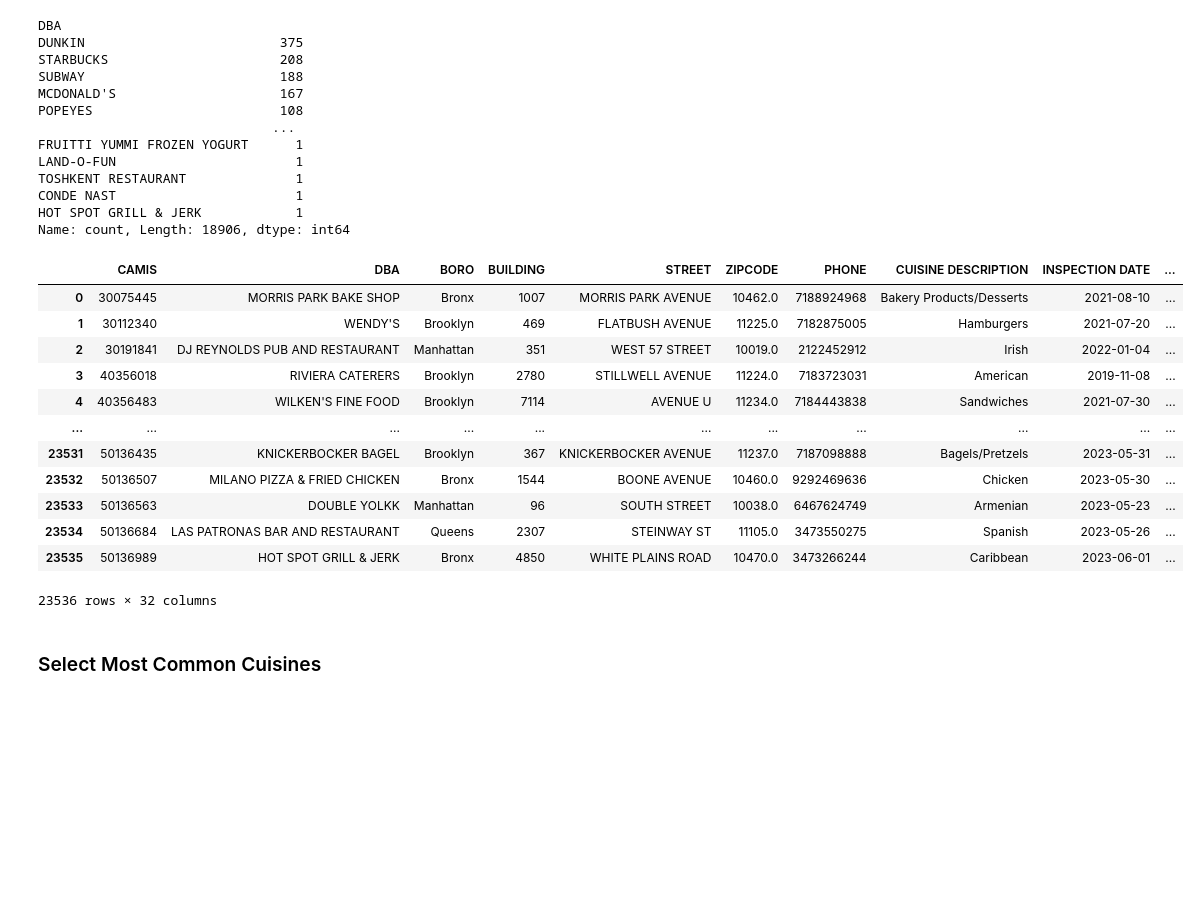
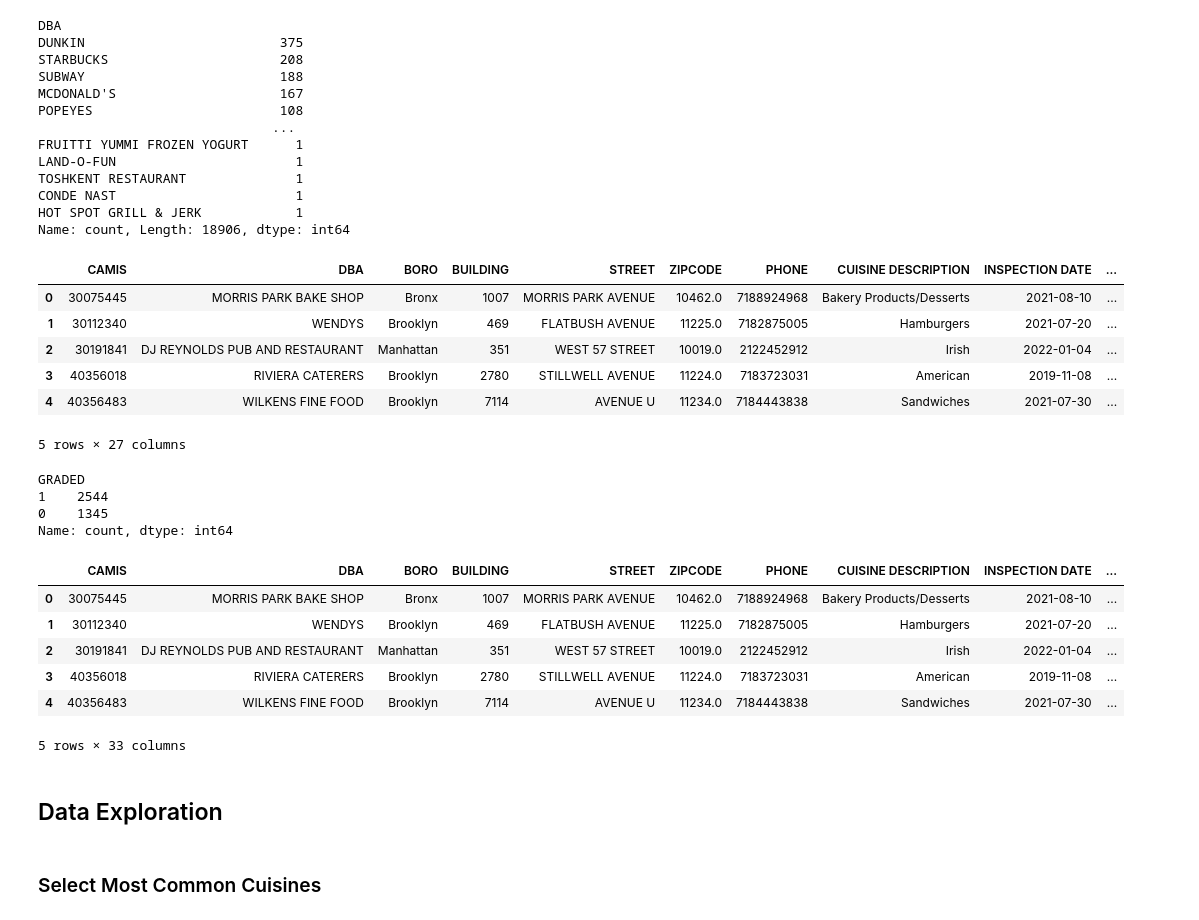
Before and after one commit to tzt775/restaurant-violations, a Jupyter notebook: NYC Restaurant Inspections - Data Cleaning.ipynb, the cells around one changed output. Saved outputs shown, nothing was run; the diff lists cells and outputs as text; code cells hidden in the pictures; blank space fills up the shorter version.

```diff
--- a/NYC Restaurant Inspections - Data Cleaning.ipynb
+++ b/NYC Restaurant Inspections - Data Cleaning.ipynb
@@ -295,7 +298,7 @@ def months(now, birthdate):
 months_in_data = nyc_restaurants.groupby("CAMIS").apply(lambda x: months(x["INSPECTION DATE"].max(),
                                                                          x["INSPECTION DATE"].min())).tolist()
 # %%
-nyc_restaurants["DAYS SINCE LAST INSPECTION"] = nyc_restaurants.groupby(["CAMIS"])["INSPECTION DATE"].\
+nyc_restaurants["DAYS SINCE LAST INSPECTION"] = nyc_restaurants.groupby("CAMIS")["INSPECTION DATE"].\
     transform(lambda x: x.diff()).fillna(0)
 nyc_restaurants["DAYS SINCE LAST INSPECTION"] = nyc_restaurants["DAYS SINCE LAST INSPECTION"].astype("str").\
     str.split(" ").str[0]
@@ -448,6 +456,25 @@ TOSHKENT RESTAURANT              1
 CONDE NAST                       1
 HOT SPOT GRILL & JERK            1
 Name: count, Length: 18906, dtype: int64
+# %%
+def replace_quotes(text):
+    new_text = text.replace("'", '')
+    return new_text
+
+nyc_restaurants["DBA"] = nyc_restaurants["DBA"].apply(replace_quotes)
+
+restaurant_count = dict(nyc_restaurants["DBA"].value_counts())
+
+nyc_restaurants["LOCATION COUNT"] = nyc_restaurants["DBA"].map(restaurant_count).astype(int)
+nyc_restaurants.head()
+# %% [output]
+|  | CAMIS | DBA | BORO | BUILDING | STREET | ZIPCODE | PHONE | CUISINE DESCRIPTION | INSPECTION DATE | ... |
+| 0 | 30075445 | MORRIS PARK BAKE SHOP | Bronx | 1007 | MORRIS PARK AVENUE | 10462.0 | 7188924968 | Bakery Products/Desserts | 2021-08-10 | ... |
+| 1 | 30112340 | WENDYS | Brooklyn | 469 | FLATBUSH AVENUE | 11225.0 | 7182875005 | Hamburgers | 2021-07-20 | ... |
+| 2 | 30191841 | DJ REYNOLDS PUB AND RESTAURANT | Manhattan | 351 | WEST 57 STREET | 10019.0 | 2122452912 | Irish | 2022-01-04 | ... |
+| 3 | 40356018 | RIVIERA CATERERS | Brooklyn | 2780 | STILLWELL AVENUE | 11224.0 | 7183723031 | American | 2019-11-08 | ... |
+| 4 | 40356483 | WILKENS FINE FOOD | Brooklyn | 7114 | AVENUE U | 11234.0 | 7184443838 | Sandwiches | 2021-07-30 | ... |
+5 rows × 27 columns
 # %%
 # if number inspections > 3*number of years == high risk/many inspections
 # does not account for restaurant with many inspections one year but improves overtime
@@ -460,27 +487,30 @@ nyc_restaurants["TOTAL INSPECTIONS"] = total_inspections.tolist()
 nyc_restaurants["RISKY BUSINESS"] = "0"
 nyc_restaurants.loc[nyc_restaurants["TOTAL INSPECTIONS"] > max_inspections, "RISKY BUSINESS"] = "1"
 nyc_restaurants["MONTHS OPERATING"] = months_in_data
+# %%
+nyc_restaurants.loc[nyc_restaurants["TOTAL INSPECTIONS"] == 1]["GRADED"].value_counts()
+# %% [output]
+GRADED
+1    2544
+0    1345
+Name: count, dtype: int64
 # %%
 nyc_restaurants["AVERAGE VIOLATIONS"] = round((total_violations / total_inspections), 0).astype("int").tolist()
 nyc_restaurants["AVERAGE CRITICAL FLAGS"] = round((total_critical_flags / total_inspections), 0).astype("int").tolist()
 nyc_restaurants["AVERAGE SCORE"] = round((nyc_restaurants.groupby("CAMIS")["SCORE"].aggregate("sum")/total_inspections),
                                          0).astype("int").tolist()
 # %%
-nyc_restaurants
+nyc_restaurants.head()
 # %% [output]
 |  | CAMIS | DBA | BORO | BUILDING | STREET | ZIPCODE | PHONE | CUISINE DESCRIPTION | INSPECTION DATE | ... |
 | 0 | 30075445 | MORRIS PARK BAKE SHOP | Bronx | 1007 | MORRIS PARK AVENUE | 10462.0 | 7188924968 | Bakery Products/Desserts | 2021-08-10 | ... |
-| 1 | 30112340 | WENDY'S | Brooklyn | 469 | FLATBUSH AVENUE | 11225.0 | 7182875005 | Hamburgers | 2021-07-20 | ... |
+| 1 | 30112340 | WENDYS | Brooklyn | 469 | FLATBUSH AVENUE | 11225.0 | 7182875005 | Hamburgers | 2021-07-20 | ... |
 | 2 | 30191841 | DJ REYNOLDS PUB AND RESTAURANT | Manhattan | 351 | WEST 57 STREET | 10019.0 | 2122452912 | Irish | 2022-01-04 | ... |
 | 3 | 40356018 | RIVIERA CATERERS | Brooklyn | 2780 | STILLWELL AVENUE | 11224.0 | 7183723031 | American | 2019-11-08 | ... |
-| 4 | 40356483 | WILKEN'S FINE FOOD | Brooklyn | 7114 | AVENUE U | 11234.0 | 7184443838 | Sandwiches | 2021-07-30 | ... |
-| ... | ... | ... | ... | ... | ... | ... | ... | ... | ... | ... |
-| 23531 | 50136435 | KNICKERBOCKER BAGEL | Brooklyn | 367 | KNICKERBOCKER AVENUE | 11237.0 | 7187098888 | Bagels/Pretzels | 2023-05-31 | ... |
-| 23532 | 50136507 | MILANO PIZZA & FRIED CHICKEN | Bronx | 1544 | BOONE AVENUE | 10460.0 | 9292469636 | Chicken | 2023-05-30 | ... |
-| 23533 | 50136563 | DOUBLE YOLKK | Manhattan | 96 | SOUTH STREET | 10038.0 | 6467624749 | Armenian | 2023-05-23 | ... |
-| 23534 | 50136684 | LAS PATRONAS BAR AND RESTAURANT | Queens | 2307 | STEINWAY ST | 11105.0 | 3473550275 | Spanish | 2023-05-26 | ... |
-| 23535 | 50136989 | HOT SPOT GRILL & JERK | Bronx | 4850 | WHITE PLAINS ROAD | 10470.0 | 3473266244 | Caribbean | 2023-06-01 | ... |
+| 4 | 40356483 | WILKENS FINE FOOD | Brooklyn | 7114 | AVENUE U | 11234.0 | 7184443838 | Sandwiches | 2021-07-30 | ... |
-23536 rows × 32 columns
+5 rows × 33 columns
+# %% [markdown]
+## Data Exploration
 # %% [markdown]
 ### Select Most Common Cuisines
 # %%
```
Also changed, not shown: parts of 14 cells of this notebook, 6 other files.
